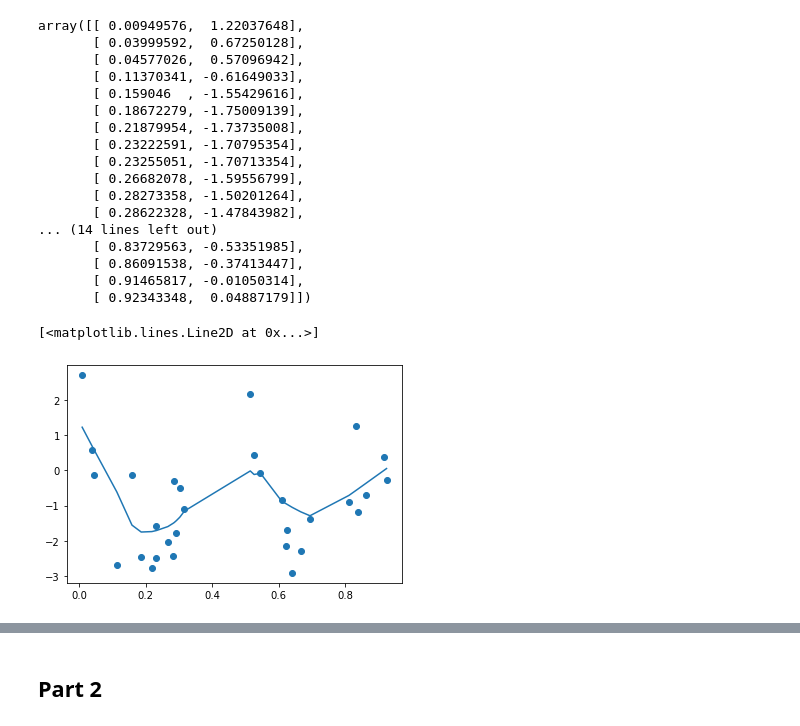
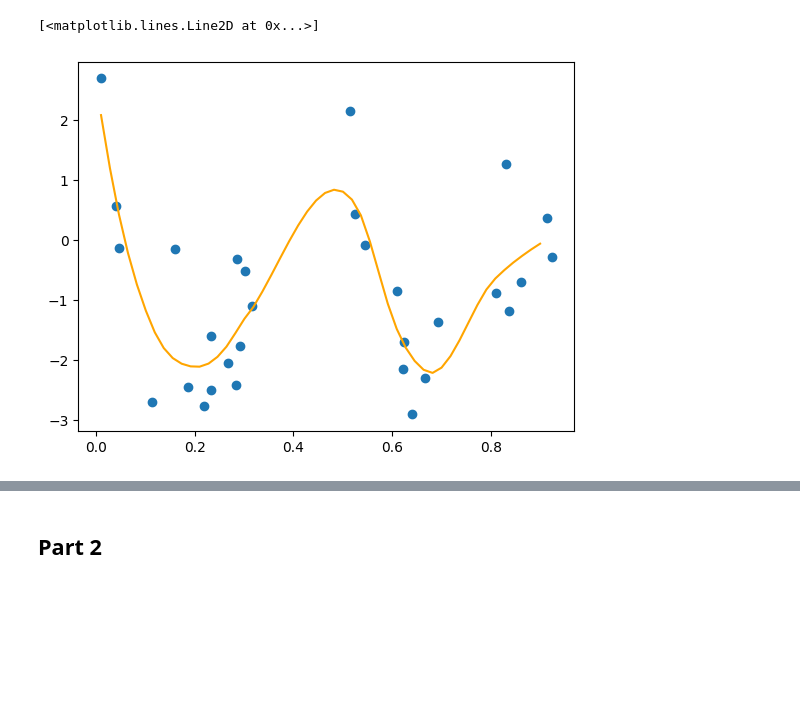
Before and after one commit to yardasol/stat542-ca3, a Jupyter notebook: Assignment_3_7568_yardasol.ipynb, the cells around one changed output, grey strips where cells are left out. Cells and saved outputs as stored; diff of their text form; code cells hidden in the pictures; blank space fills up the shorter version.

```diff
--- a/Assignment_3_7568_yardasol.ipynb
+++ b/Assignment_3_7568_yardasol.ipynb
@@ -85,26 +79,11 @@ lw = lowess(df['y'], df['x'], frac=0.5)
-# %%
-lw
-# %% [output]
-array([[ 0.00949576,  1.22037648],
-       [ 0.03999592,  0.67250128],
-       [ 0.04577026,  0.57096942],
-       [ 0.11370341, -0.61649033],
-       [ 0.159046  , -1.55429616],
-       [ 0.18672279, -1.75009139],
-       [ 0.21879954, -1.73735008],
-       [ 0.23222591, -1.70795354],
-       [ 0.23255051, -1.70713354],
-       [ 0.26682078, -1.59556799],
-       [ 0.28273358, -1.50201264],
-       [ 0.28622328, -1.47843982],
-... (14 lines left out)
-       [ 0.83729563, -0.53351985],
-       [ 0.86091538, -0.37413447],
-       [ 0.91465817, -0.01050314],
-       [ 0.92343348,  0.04887179]])
+# %%
+loess_mod = loess.loess(df['x'],df['y'],span=.5)
+loess_mod.fit()
+new_x = np.linspace(.01,.9,50)
+new_y = loess_mod.predict(new_x)
 # %%
 plt.scatter(df['x'], df['y'])
-plt.plot(lw[:,0], lw[:,1])
+plt.plot(new_x,new_y,color='orange')
 # %% [output]
 [<matplotlib.lines.Line2D at 0x...>]
-[figure, old version]
+[figure, new version]
```
Also changed, not shown: parts of 16 cells of this notebook.
